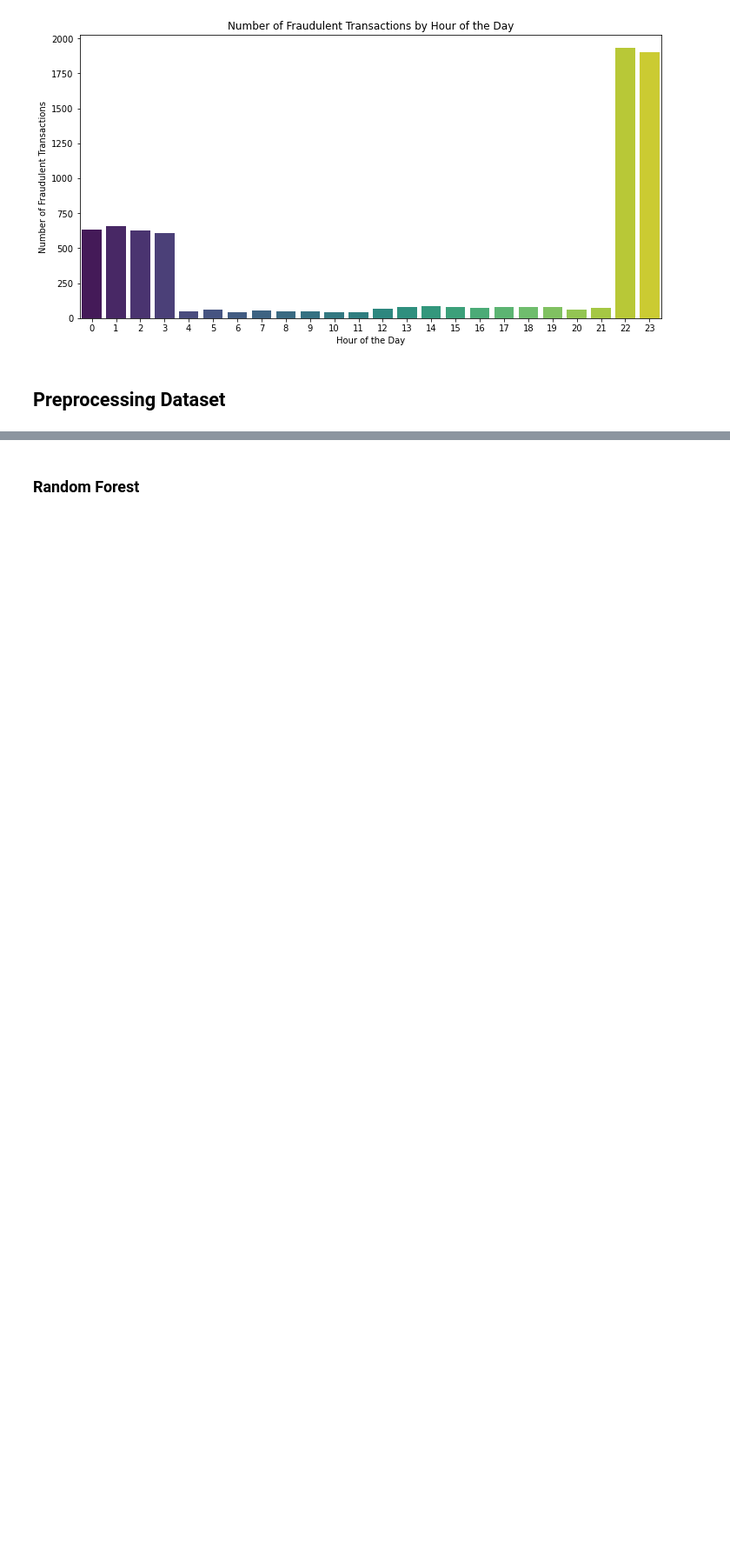
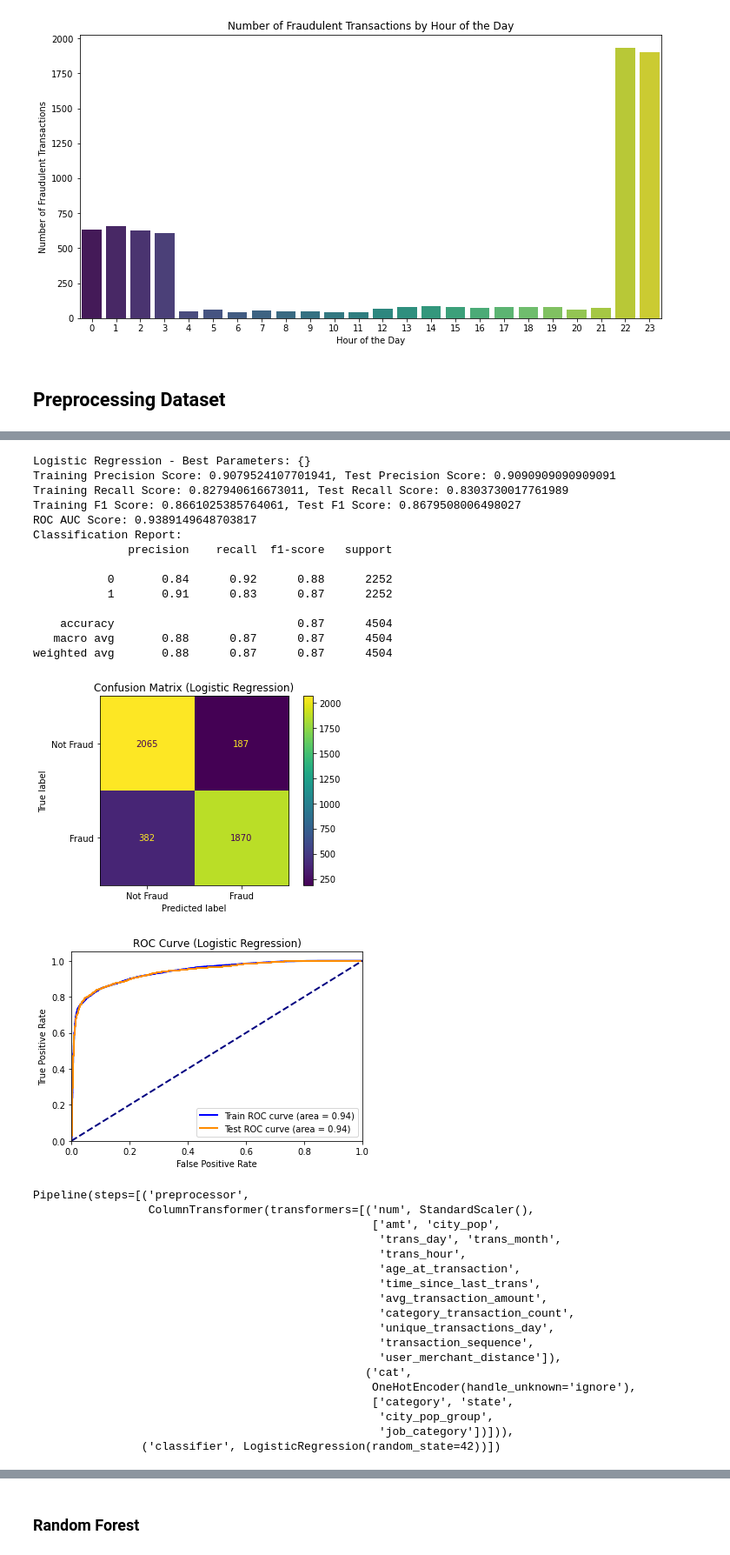
Before and after one commit to Haoweee/Credit-Card-Fraud-Detection, a Jupyter notebook: notebook/fraud_detection.ipynb, the cells around one changed output, grey strips where cells are left out. Shown at 87% size. Cells and saved outputs as stored; diff of their text form; code cells hidden in the pictures; blank space fills up the shorter version.

```diff
--- a/notebook/fraud_detection.ipynb
+++ b/notebook/fraud_detection.ipynb
@@ -828,0 +510,20 @@ Tuned Logistic Regression Test ROC AUC Score: 0.8968735468495698
+# %%
+X = train_sample.drop('is_fraud', axis=1)
+y = train_sample['is_fraud']
+
+X_train, X_test, y_train, y_test = train_test_split(X, y, test_size=0.3, random_state=42, stratify=y)
+# %%
+# Identify numerical and categorical columns
+numerical_cols = ['amt', 'city_pop', 'trans_day', 'trans_month', 'trans_hour', 'age_at_transaction',
+                  'time_since_last_trans', 'avg_transaction_amount', 'category_transaction_count',
+                  'unique_transactions_day', 'transaction_sequence', 'user_merchant_distance']
+
+categorical_cols = ['category', 'state', 'city_pop_group', 'job_category']
+# %%
+# Preprocessing pipeline
+preprocessor = ColumnTransformer(
+    transformers=[
+        ('num', StandardScaler(), numerical_cols),
+        ('cat', OneHotEncoder(handle_unknown='ignore'), categorical_cols)
+    ]
+)
@@ -828,0 +588,43 @@ Tuned Logistic Regression Test ROC AUC Score: 0.8968735468495698
+# %%
+baseline_pipeline = Pipeline([
+    ('preprocessor', preprocessor),
+    ('classifier', LogisticRegression(random_state=42))
+])
+# %%
+baseline = run_grid_search(baseline_pipeline, {}, 'Logistic Regression')
+baseline
+# %% [output]
+Logistic Regression - Best Parameters: {}
+Training Precision Score: 0.9079524107701941, Test Precision Score: 0.9090909090909091
+Training Recall Score: 0.827940616673011, Test Recall Score: 0.8303730017761989
+Training F1 Score: 0.8661025385764061, Test F1 Score: 0.8679508006498027
+ROC AUC Score: 0.9389149648703817
+Classification Report:
+              precision    recall  f1-score   support
+
+           0       0.84      0.92      0.88      2252
+           1       0.91      0.83      0.87      2252
+
+    accuracy                           0.87      4504
+   macro avg       0.88      0.87      0.87      4504
+weighted avg       0.88      0.87      0.87      4504
+[figure, added]
+[figure, added]
+Pipeline(steps=[('preprocessor',
+                 ColumnTransformer(transformers=[('num', StandardScaler(),
+                                                  ['amt', 'city_pop',
+                                                   'trans_day', 'trans_month',
+                                                   'trans_hour',
+                                                   'age_at_transaction',
+                                                   'time_since_last_trans',
+                                                   'avg_transaction_amount',
+                                                   'category_transaction_count',
+                                                   'unique_transactions_day',
+                                                   'transaction_sequence',
+                                                   'user_merchant_distance']),
+                                                 ('cat',
+                                                  OneHotEncoder(handle_unknown='ignore'),
+                                                  ['category', 'state',
+                                                   'city_pop_group',
+                                                   'job_category'])])),
+                ('classifier', LogisticRegression(random_state=42))])
```
Also changed, not shown: parts of 88 cells of this notebook, 11 other files.
